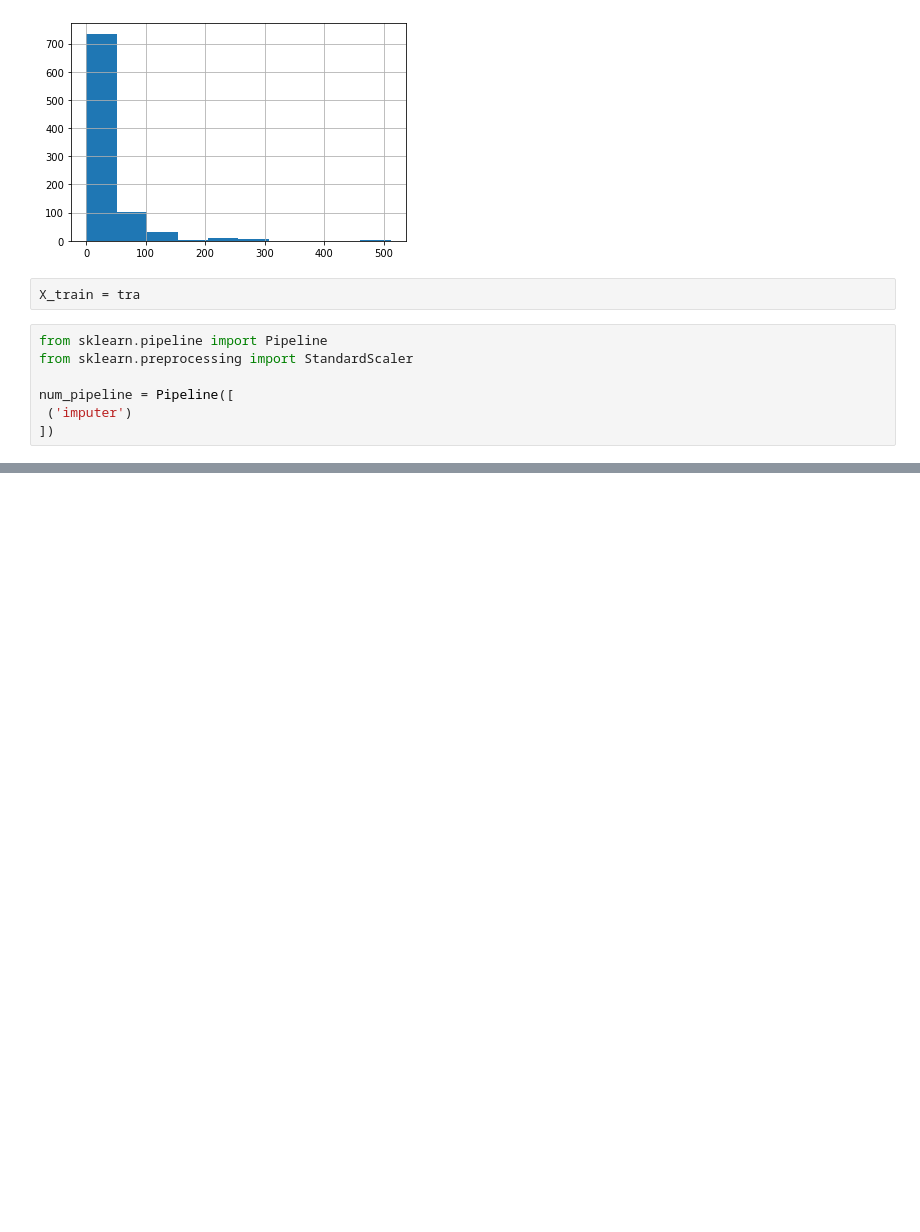
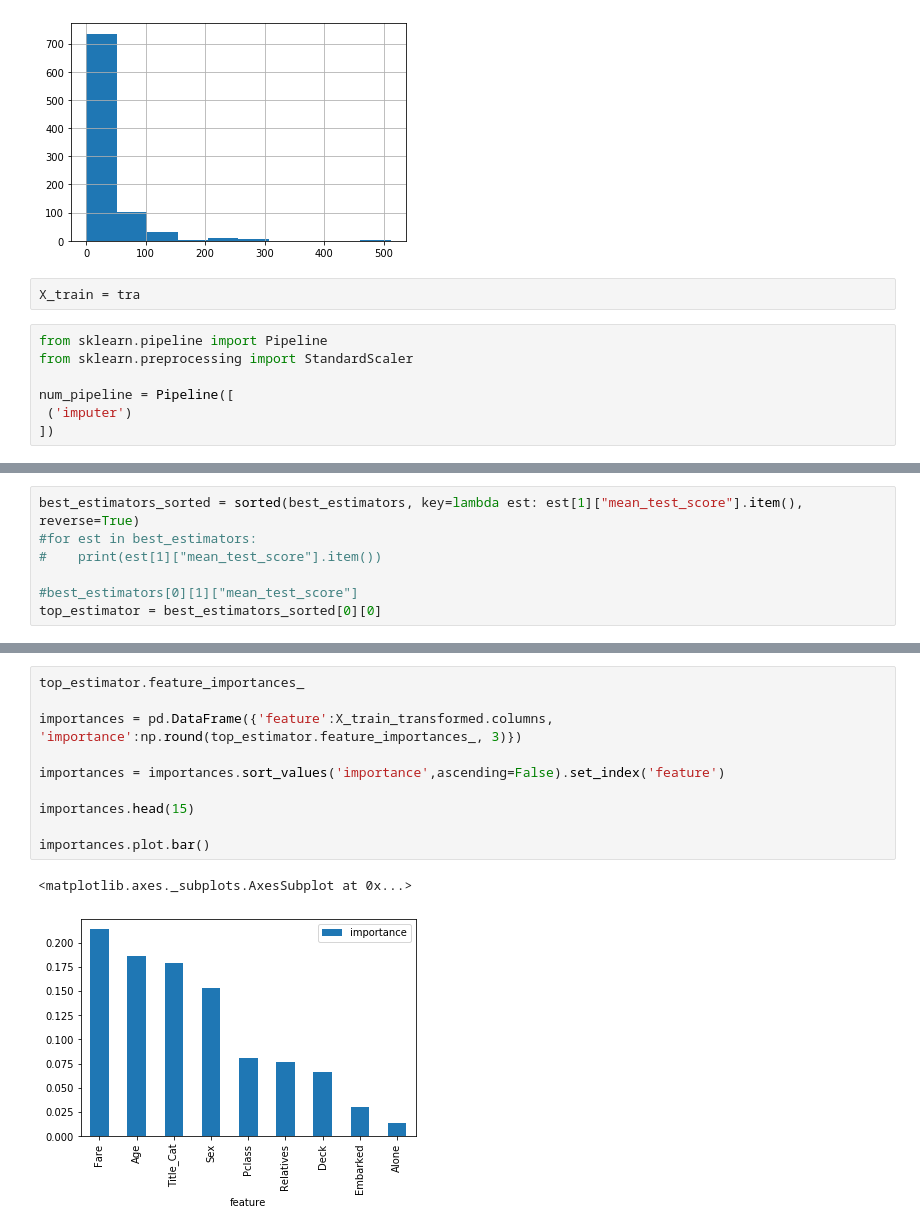
Before and after one commit to MichalGasiorowski/ml-playground, a Jupyter notebook: notebook/homl/Classification3-c-Titanic.ipynb, the cells around one changed output, grey strips where cells are left out. Saved outputs shown, nothing was run; the diff lists cells and outputs as text; blank space fills up the shorter version.

```diff
--- a/notebook/homl/Classification3-c-Titanic.ipynb
+++ b/notebook/homl/Classification3-c-Titanic.ipynb
@@ -453,0 +984,7 @@ nummerical_attributes =
+# %%
+best_estimators_sorted = sorted(best_estimators, key=lambda est: est[1]["mean_test_score"].item(), reverse=True)
+#for est in best_estimators:
+#    print(est[1]["mean_test_score"].item())
+
+#best_estimators[0][1]["mean_test_score"]
+top_estimator = best_estimators_sorted[0][0]
@@ -453,0 +1038,13 @@ nummerical_attributes =
+# %%
+top_estimator.feature_importances_
+
+importances = pd.DataFrame({'feature':X_train_transformed.columns, 'importance':np.round(top_estimator.feature_importances_, 3)})
+
+importances = importances.sort_values('importance',ascending=False).set_index('feature')
+
+importances.head(15)
+
+importances.plot.bar()
+# %% [output]
+<matplotlib.axes._subplots.AxesSubplot at 0x...>
+[figure, added]
```
Also changed, not shown: parts of 25 cells of this notebook.
